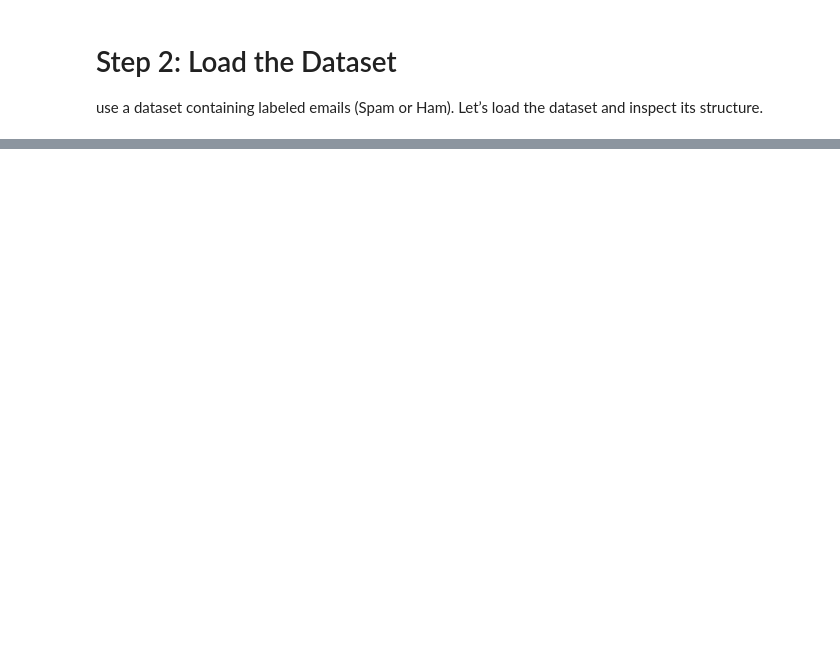
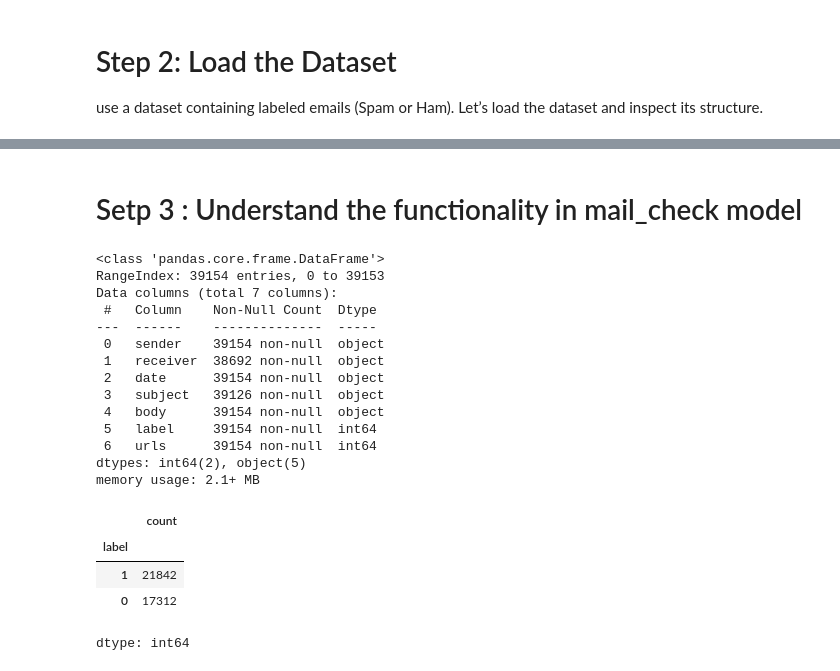
Before and after one commit to rajsegar/Federated-Learning-Frameworks-, a Jupyter notebook: Spam_Mail_Detection.ipynb, the cells around one changed output, grey strips where cells are left out. Drawn from its saved outputs; the diff is of its cells as text; code cells hidden in the pictures; blank space fills up the shorter version.

```diff
--- a/Spam_Mail_Detection.ipynb
+++ b/Spam_Mail_Detection.ipynb
@@ -64,3 +47,28 @@ data.shape
+# %% [markdown]
+# Setp 3 : Understand the functionality in mail_check model
+# %%
+data.info()
+data['label'].value_counts()
+# %% [output]
+<class 'pandas.core.frame.DataFrame'>
+RangeIndex: 39154 entries, 0 to 39153
+Data columns (total 7 columns):
+ #   Column    Non-Null Count  Dtype
+---  ------    --------------  -----
+ 0   sender    39154 non-null  object
+ 1   receiver  38692 non-null  object
+ 2   date      39154 non-null  object
+ 3   subject   39126 non-null  object
+ 4   body      39154 non-null  object
+ 5   label     39154 non-null  int64
+ 6   urls      39154 non-null  int64
+dtypes: int64(2), object(5)
+memory usage: 2.1+ MB
+|  | count |
+| label |  |
+| 1 | 21842 |
+| 0 | 17312 |
+dtype: int64
 # %%
 sns.countplot(x='label', data=data)
 plt.title('Distribution of Phishing (1) vs. Legitimate (0) Emails')
```
Also changed, not shown: parts of 7 cells of this notebook.
